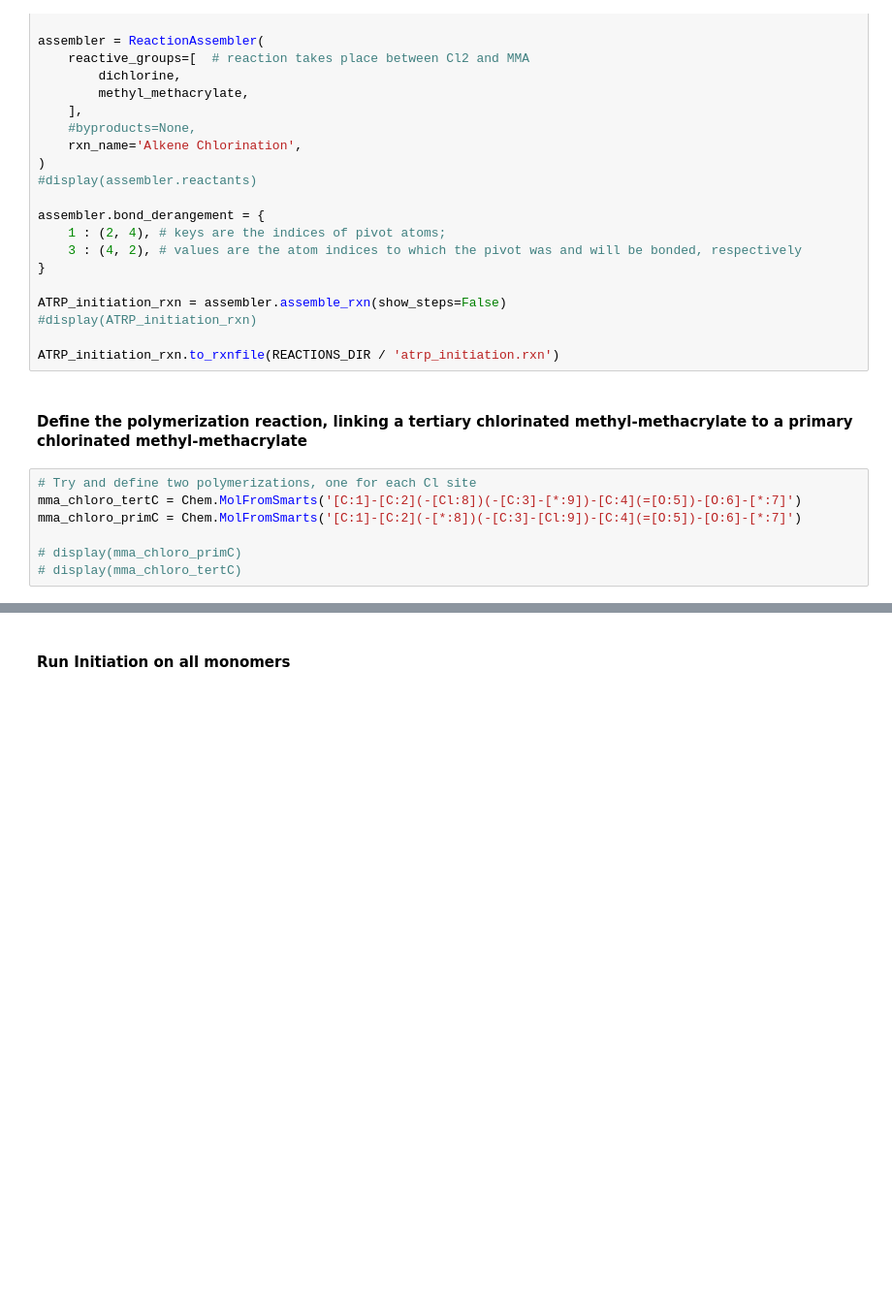
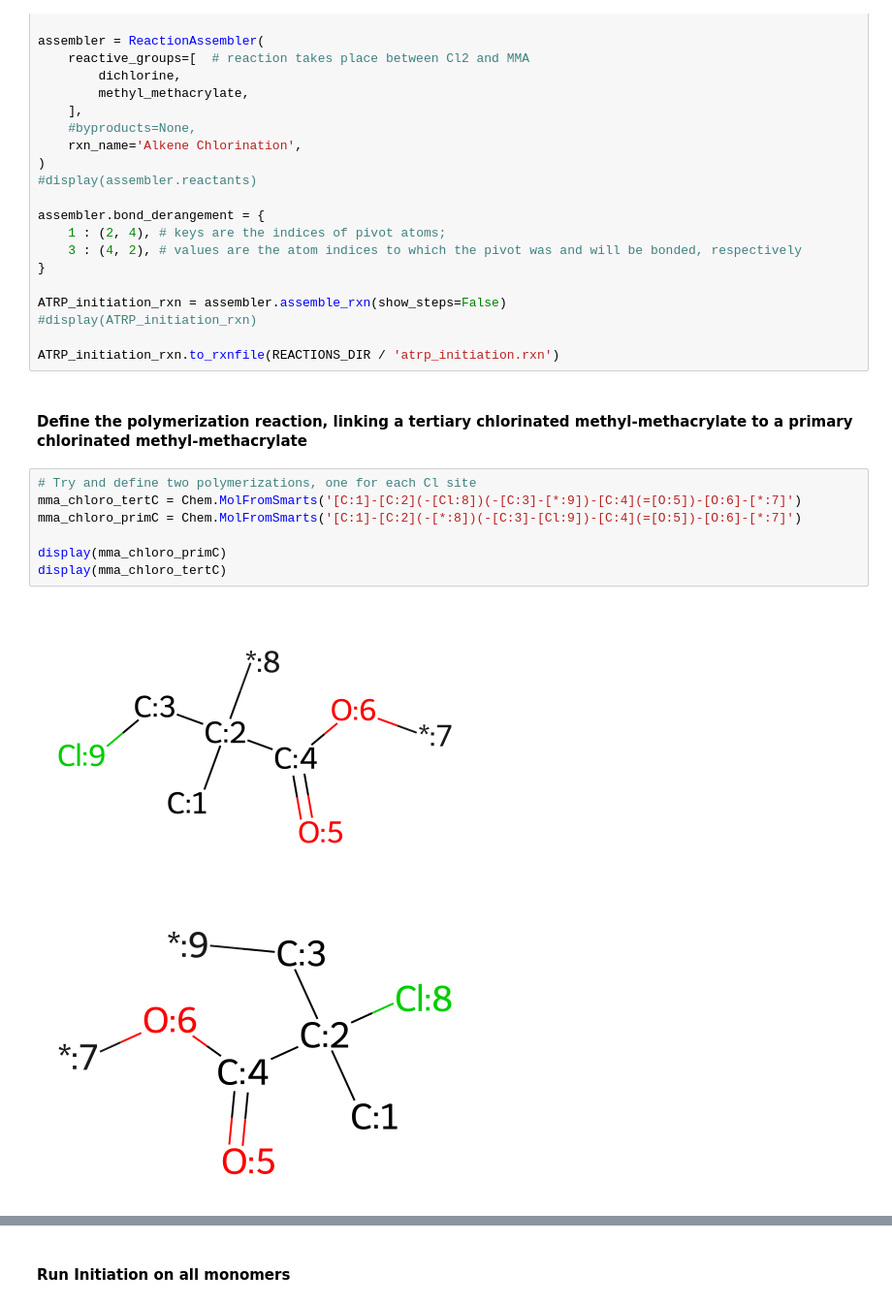
Before and after one commit to joelaforet/polyzymd_builder, a Jupyter notebook: building_random_co-polymers.ipynb, the cells around one changed output, grey strips where cells are left out. Shown at 97% size. Drawn from its saved outputs; the diff is of its cells as text; blank space fills up the shorter version.

```diff
--- a/building_random_co-polymers.ipynb
+++ b/building_random_co-polymers.ipynb
@@ -127,10 +127,13 @@ ATRP_initiation_rxn.to_rxnfile(REACTIONS_DIR / 'atrp_initiation.rxn')
 # %%
 # Try and define two polymerizations, one for each Cl site
 mma_chloro_tertC = Chem.MolFromSmarts('[C:1]-[C:2](-[Cl:8])(-[C:3]-[*:9])-[C:4](=[O:5])-[O:6]-[*:7]')
 mma_chloro_primC = Chem.MolFromSmarts('[C:1]-[C:2](-[*:8])(-[C:3]-[Cl:9])-[C:4](=[O:5])-[O:6]-[*:7]')
 
-# display(mma_chloro_primC)
-# display(mma_chloro_tertC)
+display(mma_chloro_primC)
+display(mma_chloro_tertC)
+# %% [output]
+[figure, added]
+[figure, added]
 # %%
 from rdkit.Chem import rdChemReactions, Draw
 print("INITIATION")
```
Also changed, not shown: parts of 13 cells of this notebook, 3 other files.
